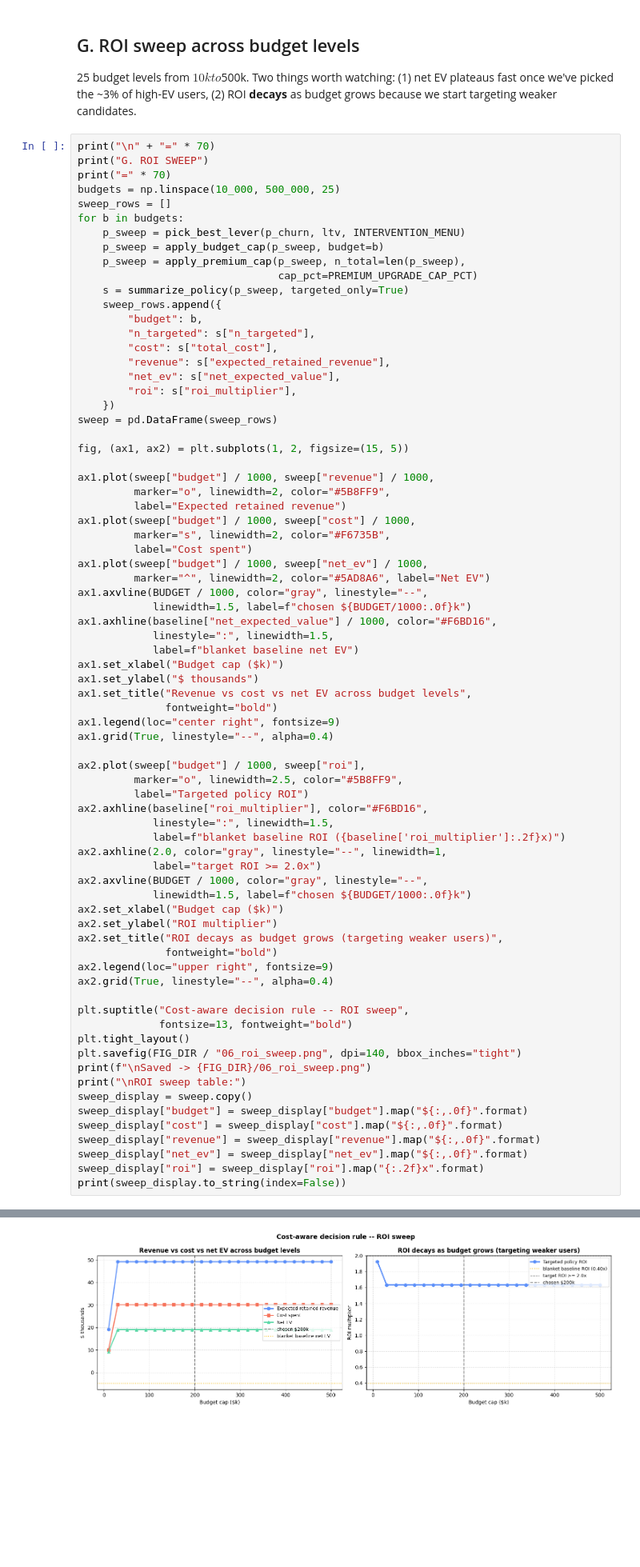
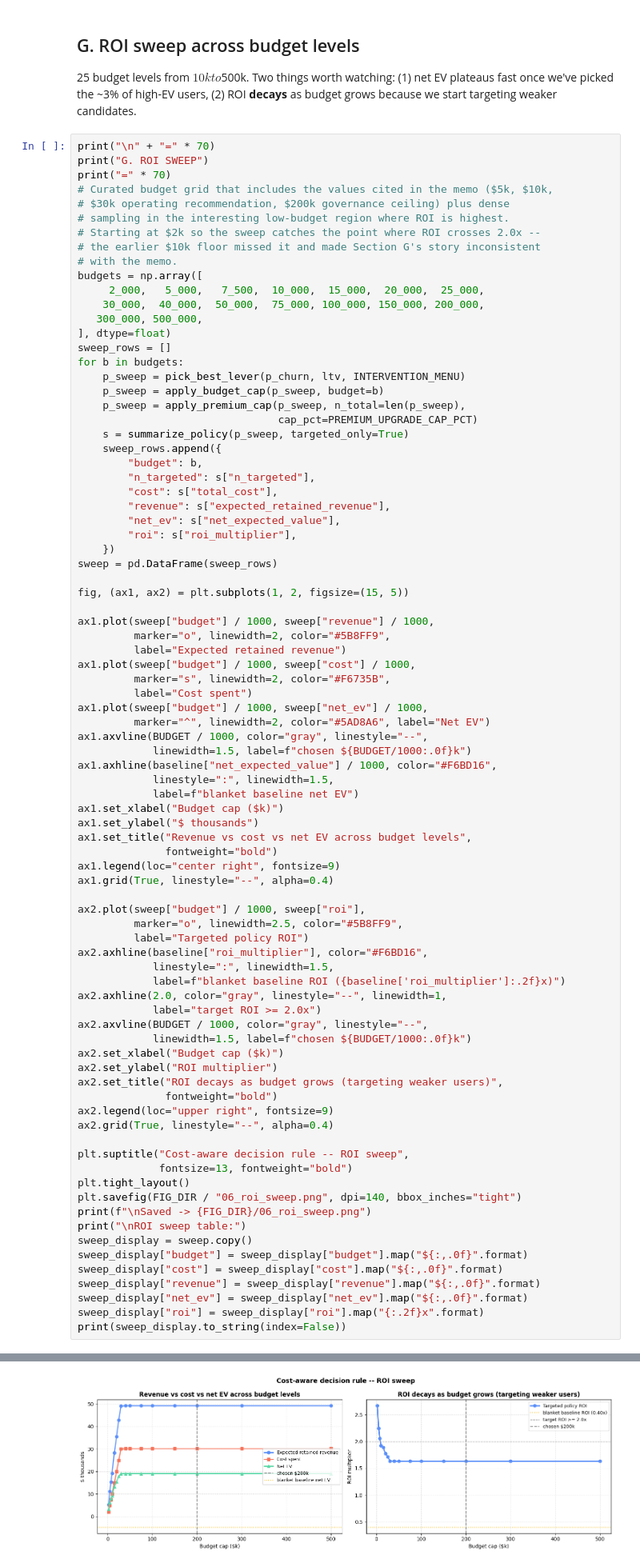
Before and after one commit to janeruxi1/StreamFlix-Churn-Retention, a Jupyter notebook: notebooks/06_decision_rule.ipynb, the cells around one changed output, grey strips where cells are left out. Shown at 80% size. Drawn from its saved outputs; the diff is of its cells as text; blank space fills up the shorter version.

```diff
--- a/notebooks/06_decision_rule.ipynb
+++ b/notebooks/06_decision_rule.ipynb
@@ -303,7 +345,17 @@ because we start targeting weaker candidates.
 print("\n" + "=" * 70)
 print("G. ROI SWEEP")
 print("=" * 70)
-budgets = np.linspace(10_000, 500_000, 25)
+# Curated budget grid that includes the values cited in the memo ($5k, $10k,
+# $30k operating recommendation, $200k governance ceiling) plus dense
+# sampling in the interesting low-budget region where ROI is highest.
+# Starting at $2k so the sweep catches the point where ROI crosses 2.0x --
+# the earlier $10k floor missed it and made Section G's story inconsistent
+# with the memo.
+budgets = np.array([
+     2_000,   5_000,   7_500,  10_000,  15_000,  20_000,  25_000,
+    30_000,  40_000,  50_000,  75_000, 100_000, 150_000, 200_000,
+   300_000, 500_000,
+], dtype=float)
 sweep_rows = []
 for b in budgets:
     p_sweep = pick_best_lever(p_churn, ltv, INTERVENTION_MENU)
@@ -393,5 +445,5 @@ $479,583       10933 $30,162 $49,249 $19,087 1.63x
 $500,000       10933 $30,162 $49,249 $19,087 1.63x
-[figure, old version]
+[figure, new version]
 # %% [markdown]
 ## H. Sensitivity — uplift assumption robustness
 
```
Also changed, not shown: parts of 7 cells of this notebook, 22 other files.
